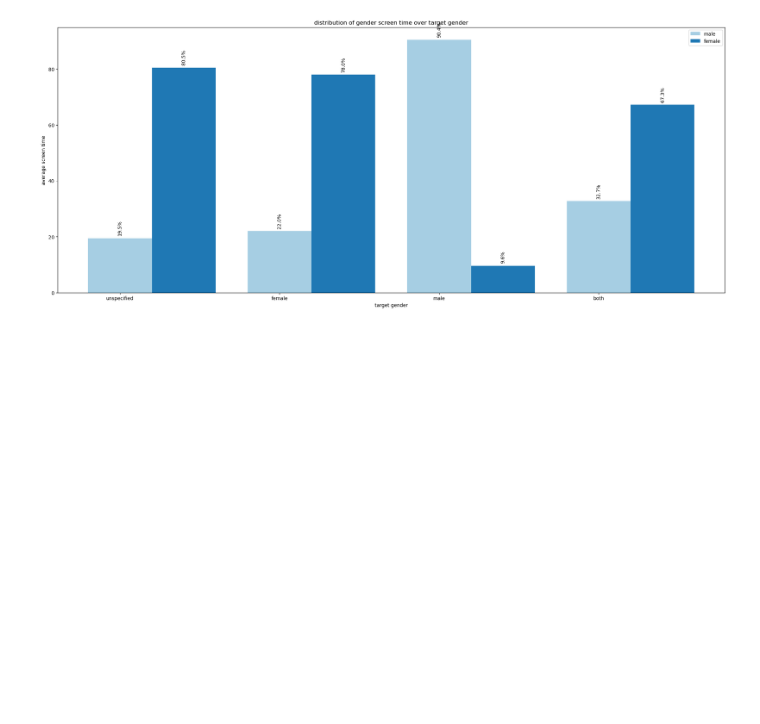
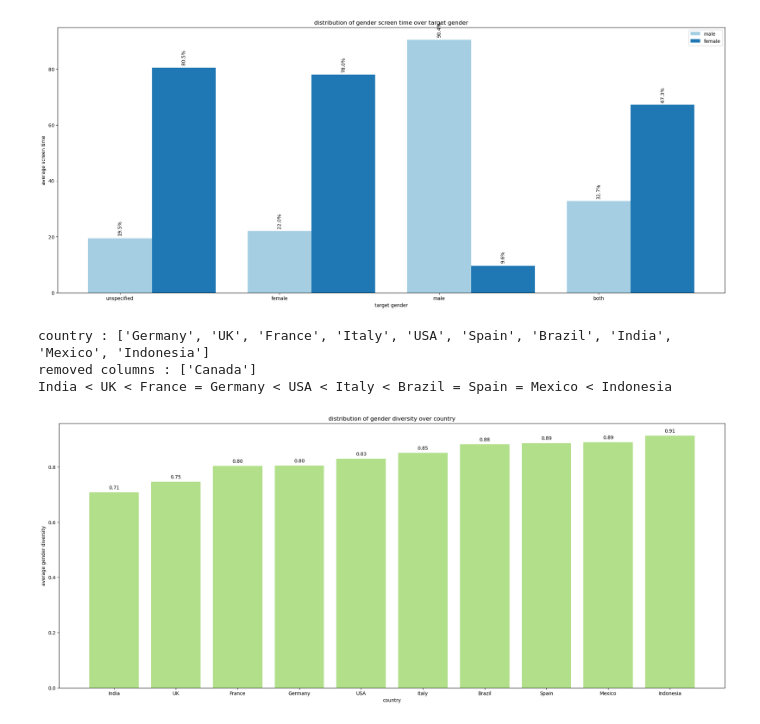
Before and after one commit to usc-sail/mica-muse-loreal, a Jupyter notebook: rp_x_metadata.ipynb, the cells around one changed output. Drawn from its saved outputs; the diff is of its cells as text; code cells hidden in the pictures; blank space fills up the shorter version.

Commit message:
metadata x demographic diversity & its plots

```diff
--- a/rp_x_metadata.ipynb
+++ b/rp_x_metadata.ipynb
@@ -157,7 +157,7 @@ unspecified : 4844 (63.3%)      female     : 2155 (28.2%)       male       :  46
 
 gender_cats = ["male", "female"]
 age_cats = [(0, 15), (15, 25), (25, 35), (35, 45), (45, 55), (55, 65), (65, 75)]
-age_cats2 = ["<15y", "15y-25y", "25y-35y", "35y-45y", "45y"]
+age_cats2 = ["<15y", "15y-25y", "25y-35y", "35y-45y", ">=45y"]
 skintone_cats = [(-np.inf, 1.1), (1.1, 2.1), (2.1, 3.1), (3.1, 4.1), (4.1, 5.1),
                  (5.1, 6.1), (6.1, 7.1), (7.1, 8.1), (8.1, 9.1), (9.1, 10.1)]
 skintone_cats2 = ["light", "medium", "dark"]
@@ -351,0 +430,7 @@ female : unspecified > female > both > male
+# %%
+metadata_x_rp_std(data_df, rp_data2, "country", "gender")
+# %% [output]
+country : ['Germany', 'UK', 'France', 'Italy', 'USA', 'Spain', 'Brazil', 'India', 'Mexico', 'Indonesia']
+removed columns : ['Canada']
+India < UK < France = Germany < USA < Italy < Brazil = Spain = Mexico < Indonesia
+[figure, added]
```
Also changed, not shown: parts of 12 cells of this notebook, 12 other files.
